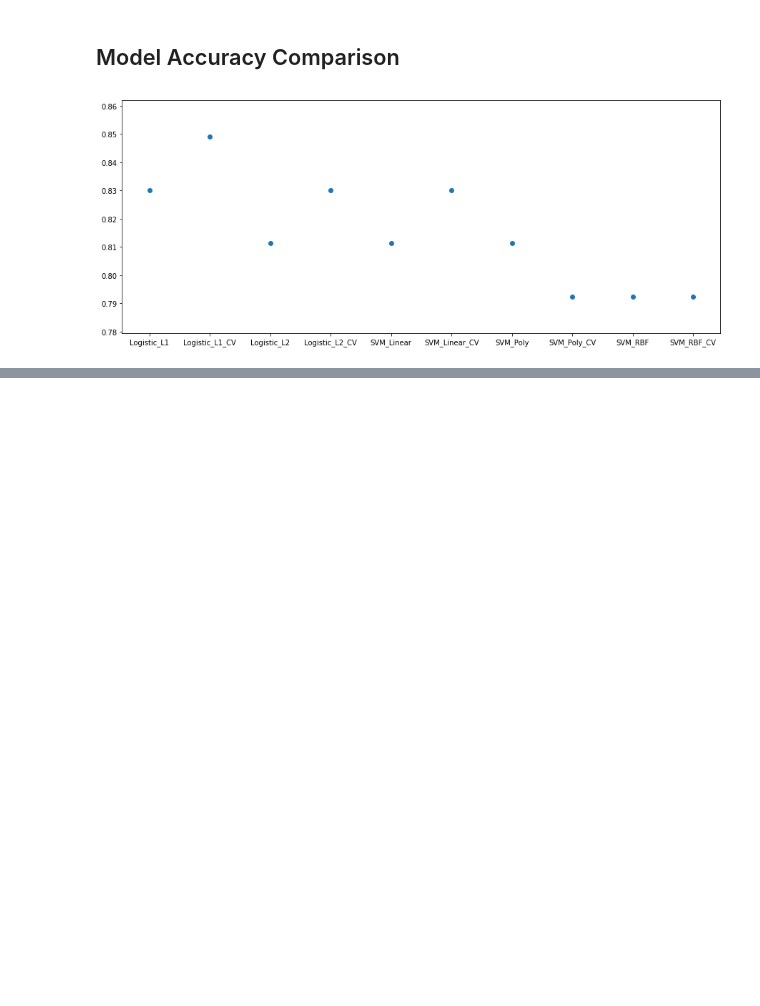
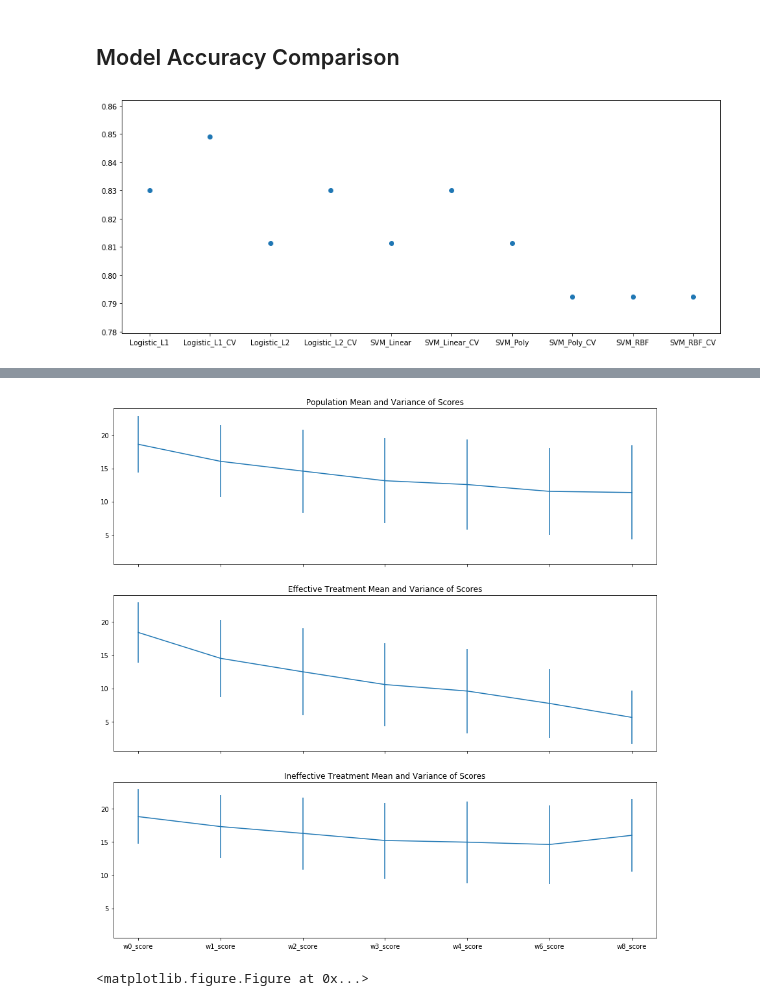
Before and after one commit to moduIo/Clinical-Depression-Study, a Jupyter notebook: main.ipynb, the cells around one changed output, grey strips where cells are left out. Cells and saved outputs as stored; diff of their text form; code cells hidden in the pictures; blank space fills up the shorter version.

```diff
--- a/main.ipynb
+++ b/main.ipynb
@@ -478,0 +497,5 @@ plt.show()
+# %%
+plot_mean_variance_distribution(stage_labeled_data)
+# %% [output]
+[figure, added]
+<matplotlib.figure.Figure at 0x...>
```
Also changed, not shown: parts of 11 cells of this notebook.
